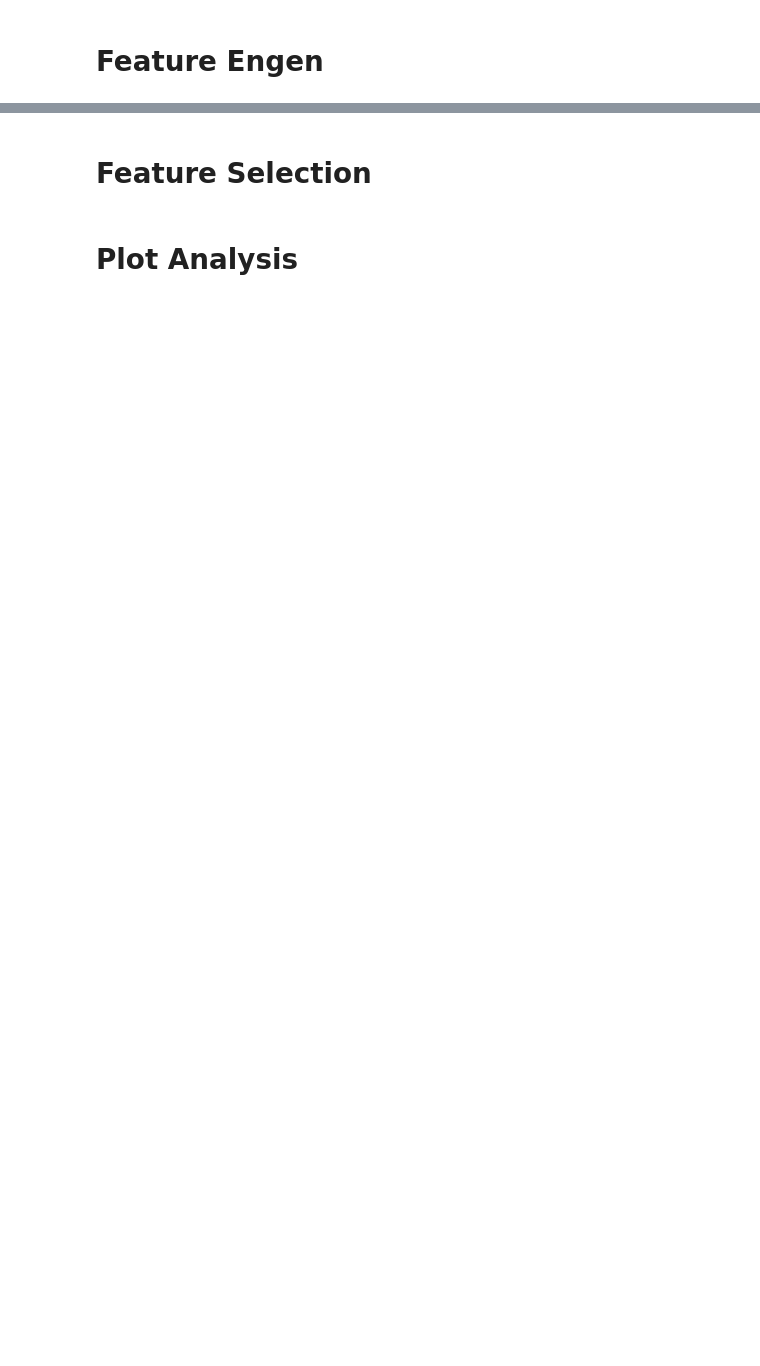
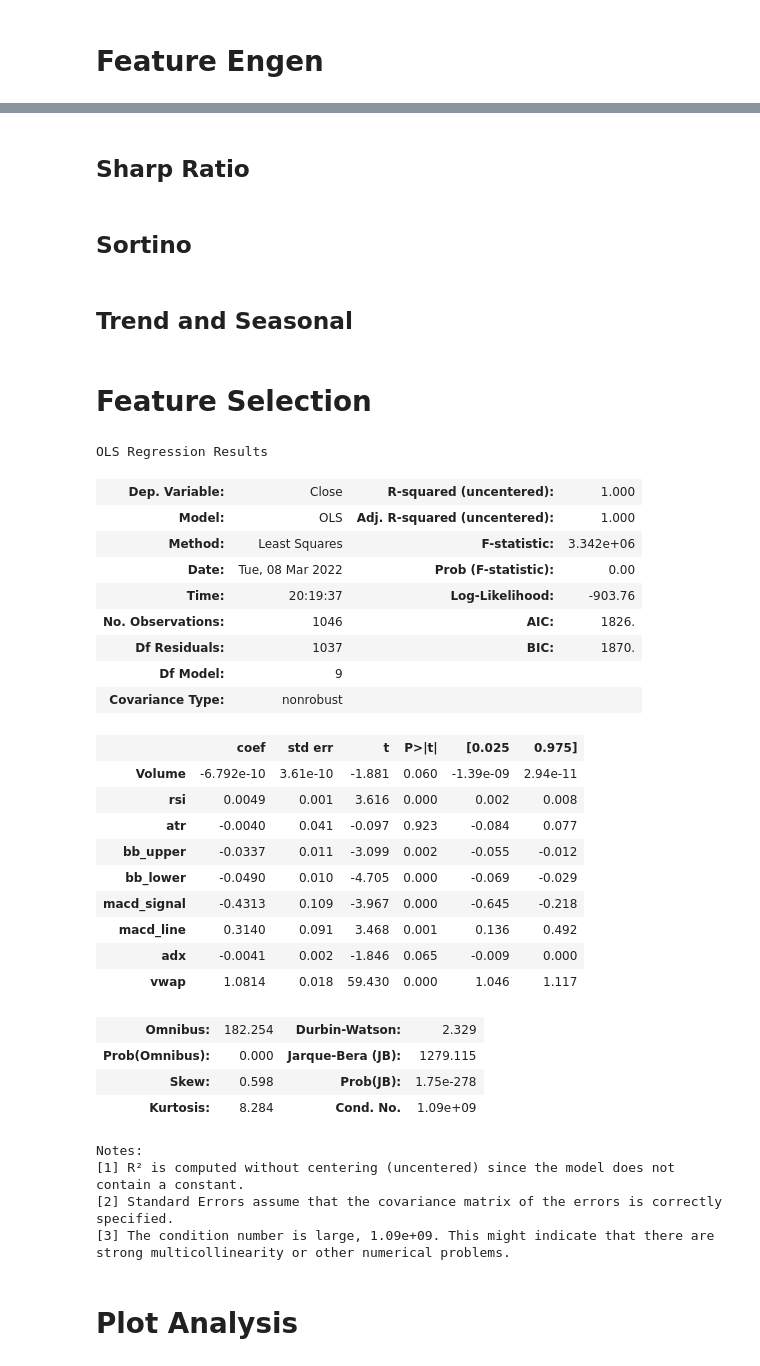
Before and after one commit to vivekjainmaiet/stockanalysis, a Jupyter notebook: notebooks/Thierry_Notebook_Exploration.ipynb, the cells around one changed output, grey strips where cells are left out. Saved outputs shown, nothing was run; the diff lists cells and outputs as text; code cells hidden in the pictures; blank space fills up the shorter version.

Commit message:
improving model training workflow, and some explorations analysis

```diff
--- a/notebooks/Thierry_Notebook_Exploration.ipynb
+++ b/notebooks/Thierry_Notebook_Exploration.ipynb
@@ -54,2 +85,8 @@ cleaned_data
+# %% [markdown]
+## Sharp Ratio
+# %% [markdown]
+## Sortino
+# %% [markdown]
+## Trend and Seasonal
 # %% [markdown]
 # Feature Selection
@@ -55,0 +95,35 @@ cleaned_data
+# %%
+X = cleaned_data[indicadores]
+y = cleaned_data['Close']
+model = sm.OLS(y,X).fit()
+model.summary()
+# %% [output]
+OLS Regression Results
+| Dep. Variable: | Close | R-squared (uncentered): | 1.000 |
+| Model: | OLS | Adj. R-squared (uncentered): | 1.000 |
+| Method: | Least Squares | F-statistic: | 3.342e+06 |
+| Date: | Tue, 08 Mar 2022 | Prob (F-statistic): | 0.00 |
+| Time: | 20:19:37 | Log-Likelihood: | -903.76 |
+| No. Observations: | 1046 | AIC: | 1826. |
+| Df Residuals: | 1037 | BIC: | 1870. |
+| Df Model: | 9 |  |  |
+| Covariance Type: | nonrobust |  |  |
+|  | coef | std err | t | P>|t| | [0.025 | 0.975] |
+| Volume | -6.792e-10 | 3.61e-10 | -1.881 | 0.060 | -1.39e-09 | 2.94e-11 |
+| rsi | 0.0049 | 0.001 | 3.616 | 0.000 | 0.002 | 0.008 |
+| atr | -0.0040 | 0.041 | -0.097 | 0.923 | -0.084 | 0.077 |
+| bb_upper | -0.0337 | 0.011 | -3.099 | 0.002 | -0.055 | -0.012 |
+| bb_lower | -0.0490 | 0.010 | -4.705 | 0.000 | -0.069 | -0.029 |
+| macd_signal | -0.4313 | 0.109 | -3.967 | 0.000 | -0.645 | -0.218 |
+| macd_line | 0.3140 | 0.091 | 3.468 | 0.001 | 0.136 | 0.492 |
+| adx | -0.0041 | 0.002 | -1.846 | 0.065 | -0.009 | 0.000 |
+| vwap | 1.0814 | 0.018 | 59.430 | 0.000 | 1.046 | 1.117 |
+| Omnibus: | 182.254 | Durbin-Watson: | 2.329 |
+| Prob(Omnibus): | 0.000 | Jarque-Bera (JB): | 1279.115 |
+| Skew: | 0.598 | Prob(JB): | 1.75e-278 |
+| Kurtosis: | 8.284 | Cond. No. | 1.09e+09 |
+Notes:
+[1] R² is computed without centering (uncentered) since the model does not contain a constant.
+[2] Standard Errors assume that the covariance matrix of the errors is correctly specified.
+[3] The condition number is large, 1.09e+09. This might indicate that there are
+strong multicollinearity or other numerical problems.
```
Also changed, not shown: parts of 15 cells of this notebook, 5 other files.
